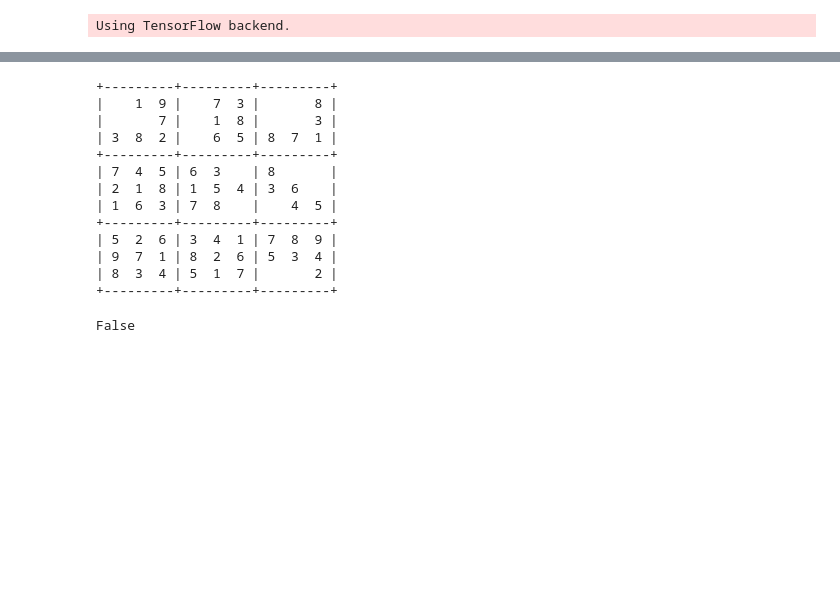
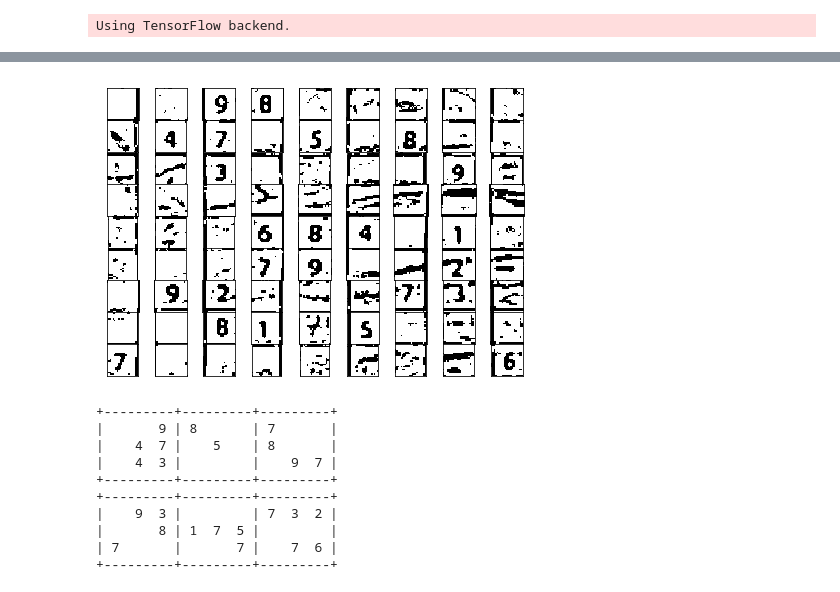
Before and after one commit to e-dorigatti/sudoku_solver, a Jupyter notebook: end2end.ipynb, the cells around one changed output, grey strips where cells are left out. Drawn from its saved outputs; the diff is of its cells as text; code cells hidden in the pictures; blank space fills up the shorter version.

```diff
--- a/end2end.ipynb
+++ b/end2end.ipynb
@@ -16,0 +14,24 @@ digits = DigitPredictor().predict_digits(digit_images)
+# %%
+def try_except(try_fn, except_fn=None):
+    try:
+        return True, try_fn()
+    except:
+        return False, (except_fn() if except_fn else None)
+
+
+def copy_image(src, dest, dest_topleft):
+    dest_channels = dest.shape[2]
+
+    if len(src.shape) == 2:
+        src_rows, src_cols = src.shape
+        new_src = np.zeros((src_rows, src_cols, dest_channels))
+        for i in range(dest_channels):
+            new_src[:, :, i] = src
+        src = new_src
+    else:
+        src_rows, src_cols, src_channels = src.shape
+        assert src_channels == dest_channels
+
+    dest_top, dest_left = dest_topleft
+    dest[dest_top:dest_top+src_rows, dest_left:dest_left+src_cols, :] = src
+    return dest
@@ -16,0 +118,12 @@ digits = DigitPredictor().predict_digits(digit_images)
+# %%
+res = extract_digit_images(res)
+
+for i, digit in enumerate(res['digits']):
+    plt.subplot(9, 9, i + 1)
+    plt.imshow(digit['img'], cmap='gray')
+    plt.xticks([])
+    plt.yticks([])
+plt.subplots_adjust(left=0, right=1, bottom=0, top=1, wspace=0, hspace=0)
+plt.show()
+# %% [output]
+[figure, added]
@@ -17,19 +133,14 @@ digits = DigitPredictor().predict_digits(digit_images)
 # %%
 sodoku = SodokuField(digits)
 sodoku.pretty_print()
-sodoku.is_valid()
 # %% [output]
 +---------+---------+---------+
-|    1  9 |    7  3 |       8 |
-|       7 |    1  8 |       3 |
-| 3  8  2 |    6  5 | 8  7  1 |
+|       9 | 8       | 7       |
+|    4  7 |    5    | 8       |
+|    4  3 |         |    9  7 |
 +---------+---------+---------+
-| 7  4  5 | 6  3    | 8       |
-| 2  1  8 | 1  5  4 | 3  6    |
-| 1  6  3 | 7  8    |    4  5 |
 +---------+---------+---------+
-| 5  2  6 | 3  4  1 | 7  8  9 |
-| 9  7  1 | 8  2  6 | 5  3  4 |
-| 8  3  4 | 5  1  7 |       2 |
+|    9  3 |         | 7  3  2 |
+|       8 | 1  7  5 |         |
+| 7       |       7 |    7  6 |
 +---------+---------+---------+
-False
```
Also changed, not shown: parts of 6 cells of this notebook.
